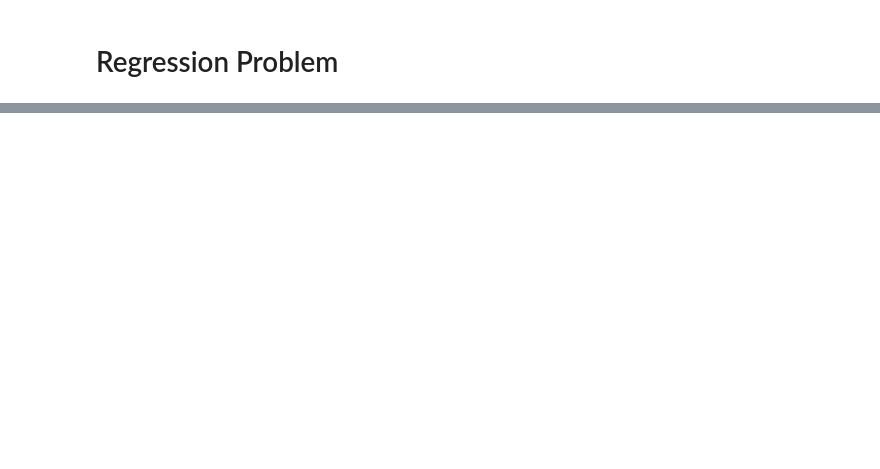
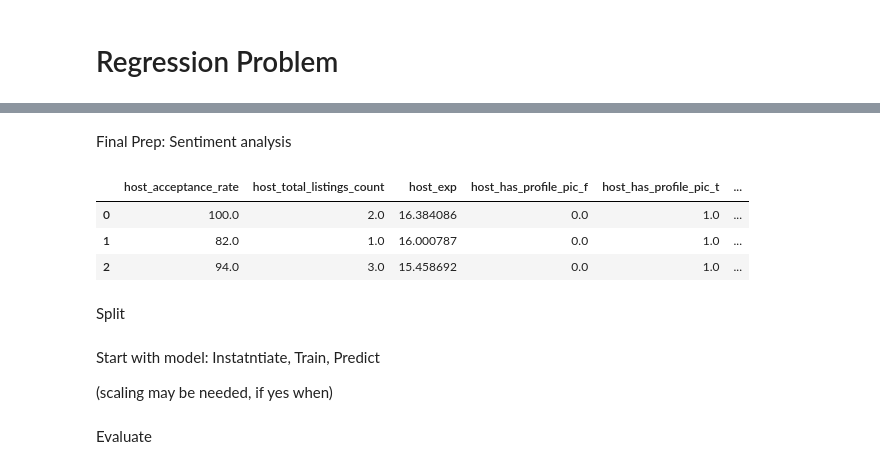
Before and after one commit to carn51/Assignment-1, a Jupyter notebook: host_reg.ipynb, the cells around one changed output, grey strips where cells are left out. Cells and saved outputs as stored; diff of their text form; code cells hidden in the pictures; blank space fills up the shorter version.

Commit message:
Created using Colab good model 22/4/26

```diff
--- a/host_reg.ipynb
+++ b/host_reg.ipynb
@@ -273,0 +355,27 @@ You may find it helpful to start by mapping out in comments the broad-brush step
+# %% [markdown]
+Final Prep: Sentiment analysis
+# %%
+from textblob import TextBlob
+
+sentiment_list = []
+polarity_list = []
+
+def sentiment_func(text):
+  analysis = TextBlob(text)
+  return analysis.sentiment.polarity
+
+#impute with empty strimngs, drop later if needed
+hdf3['clean_abt'] = hdf3['clean_abt'].fillna('')
+
+hdf3['sentiment_desc'] = hdf3['clean_desc'].apply(sentiment_func)
+hdf3['sentiment_abt'] = hdf3['clean_abt'].apply(sentiment_func)
+
+hdf3 = hdf3.drop(columns = ['clean_abt', 'clean_desc'])
+hdf3.head(3)
+# %% [output]
+|  | host_acceptance_rate | host_total_listings_count | host_exp | host_has_profile_pic_f | host_has_profile_pic_t | ... |
+| 0 | 100.0 | 2.0 | 16.384086 | 0.0 | 1.0 | ... |
+| 1 | 82.0 | 1.0 | 16.000787 | 0.0 | 1.0 | ... |
+| 2 | 94.0 | 3.0 | 15.458692 | 0.0 | 1.0 | ... |
+# %% [markdown]
+Split
@@ -273,0 +393,4 @@ You may find it helpful to start by mapping out in comments the broad-brush step
+# %% [markdown]
+Start with model: Instatntiate, Train, Predict
+
+(scaling may be needed, if yes when)
@@ -273,0 +407,2 @@ You may find it helpful to start by mapping out in comments the broad-brush step
+# %% [markdown]
+Evaluate
```
Also changed, not shown: parts of 34 cells of this notebook.
